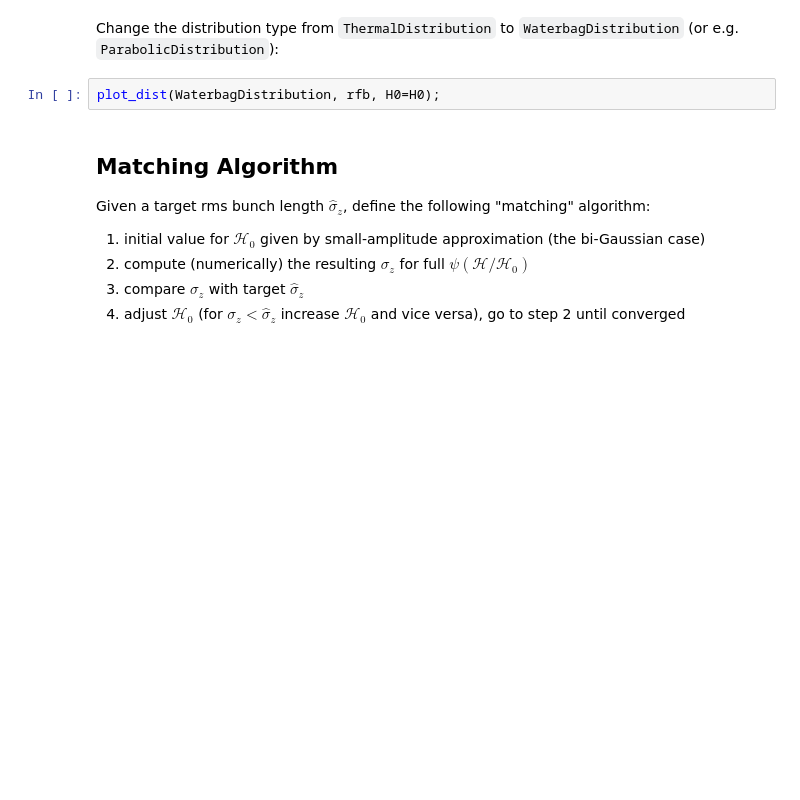
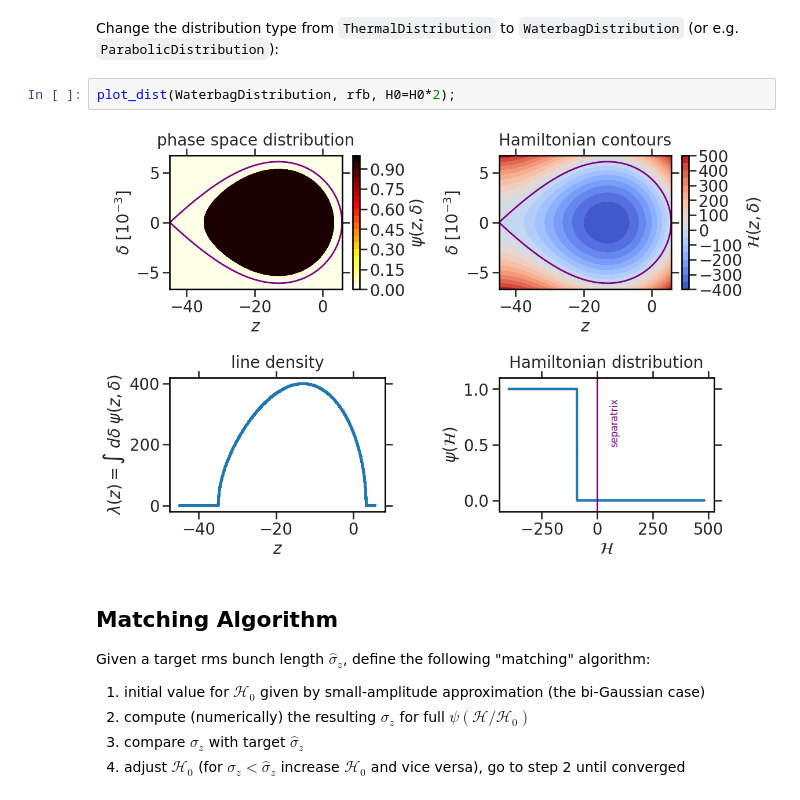
Before and after one commit to aoeftiger/TUDa-NMAP-06, a Jupyter notebook: lecture.ipynb, the cells around one changed output. Cells and saved outputs as stored; diff of their text form; blank space fills up the shorter version.

Commit message:
Update of small typos and functionalities
as found during lecture (text, pip install PyHEADTAIL, plot_rf_overview)
and a final slide on how to solve the exercise in part I

```diff
--- a/lecture.ipynb
+++ b/lecture.ipynb
@@ -233,7 +260,9 @@ plot_dist(ThermalDistribution, rfb, H0=H0);
 # %% [markdown]
 Change the distribution type from `ThermalDistribution` to `WaterbagDistribution` (or e.g. `ParabolicDistribution`):
 # %%
-plot_dist(WaterbagDistribution, rfb, H0=H0);
+plot_dist(WaterbagDistribution, rfb, H0=H0*2);
+# %% [output]
+[figure, added]
 # %% [markdown]
 <h2>Matching Algorithm</h2>
 
```
Also changed, not shown: parts of 43 cells of this notebook, 2 other files.
